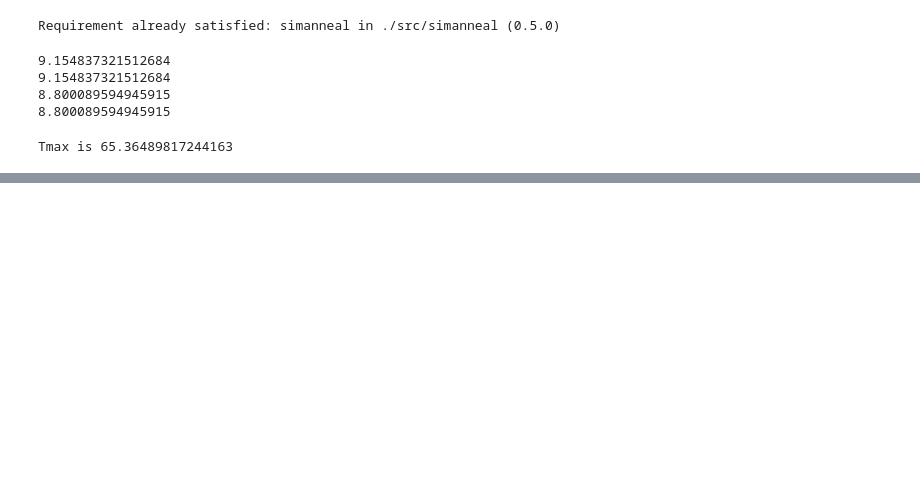
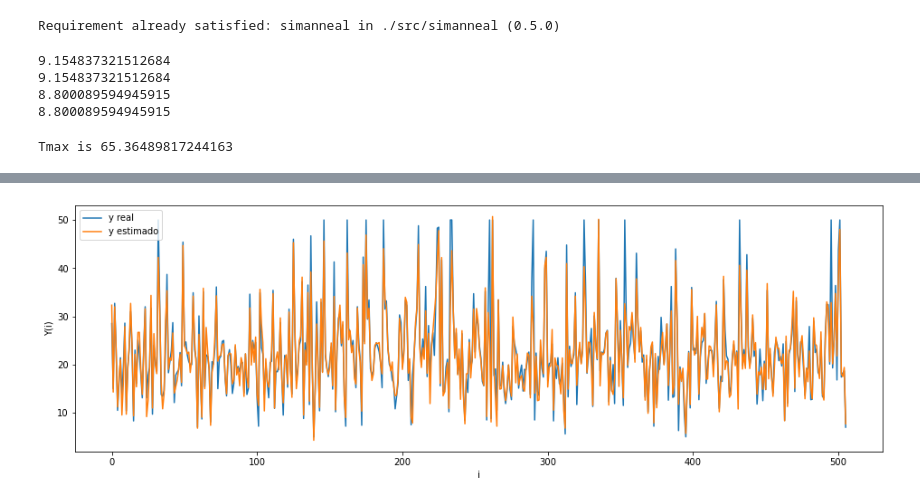
Before and after one commit to vitorml34/MO431, a Jupyter notebook: Tarefa-4.ipynb, the cells around one changed output, grey strips where cells are left out. Drawn from its saved outputs; the diff is of its cells as text; code cells hidden in the pictures; blank space fills up the shorter version.

```diff
--- a/Tarefa-4.ipynb
+++ b/Tarefa-4.ipynb
@@ -308,0 +338,9 @@ RMES   : 3.80014699785022
+# %%
+comparison_plot(y,
+SVR(kernel  = 'rbf',
+    C       = unnormalize_C(sa2_best_hyperparams[0]),
+    gamma   = unnormalize_gamma(sa2_best_hyperparams[1]),
+    epsilon = sa2_best_hyperparams[2]).fit(X,y).predict(X)
+    )
+# %% [output]
+[figure, added]
```
Also changed, not shown: parts of 11 cells of this notebook.
